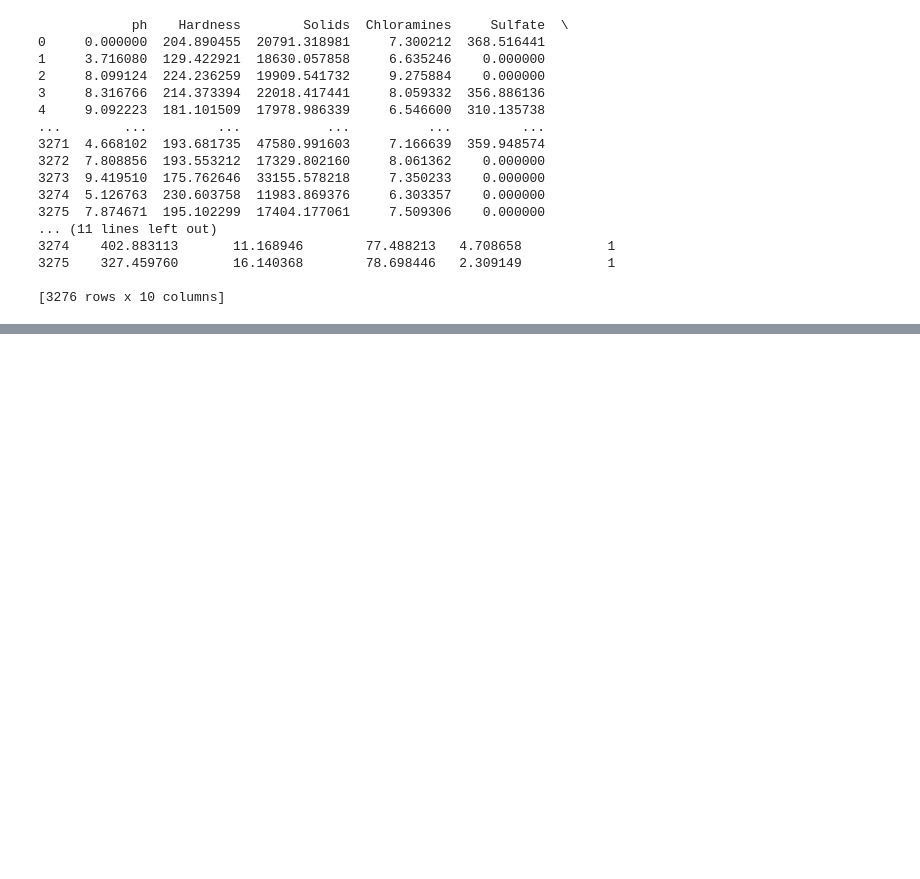
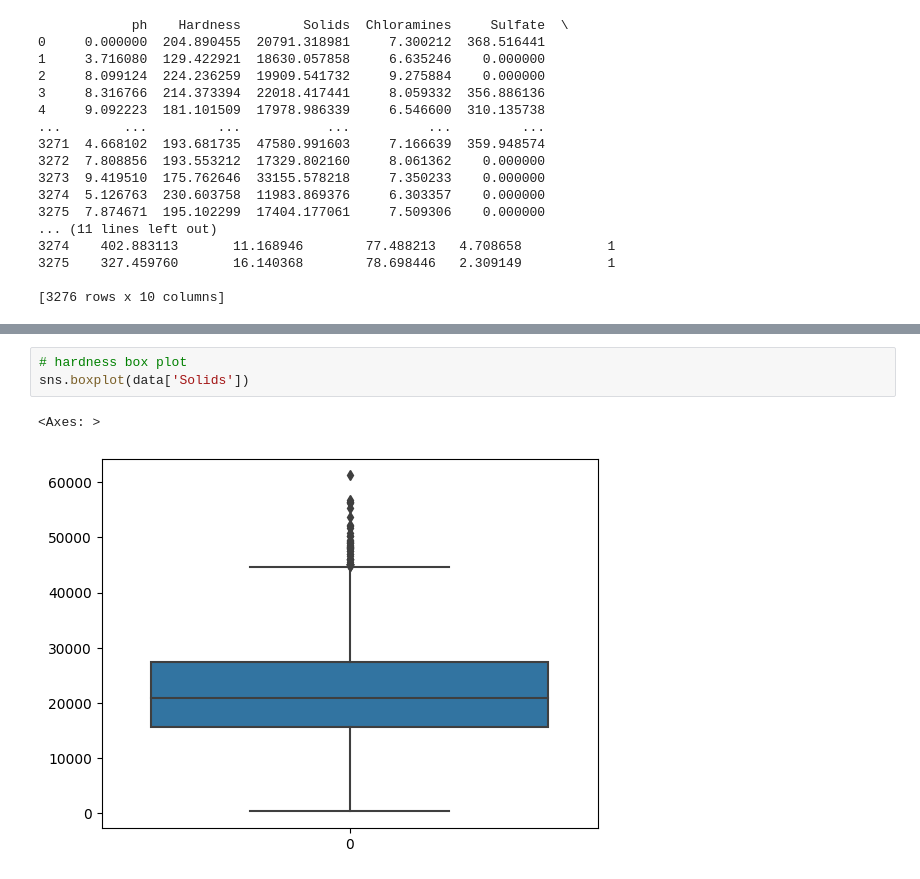
Before and after one commit to alexchandra19/Proyek-ML-2023, a Jupyter notebook: Proyek ML/datapreposition.ipynb, the cells around one changed output, grey strips where cells are left out. Saved outputs shown, nothing was run; the diff lists cells and outputs as text; blank space fills up the shorter version.

```diff
--- a/Proyek ML/datapreposition.ipynb
+++ b/Proyek ML/datapreposition.ipynb
@@ -51,0 +94,6 @@ print(data)
+# %%
+# hardness box plot
+sns.boxplot(data['Solids'])
+# %% [output]
+<Axes: >
+[figure, added]
```
Also changed, not shown: parts of 39 cells of this notebook.
